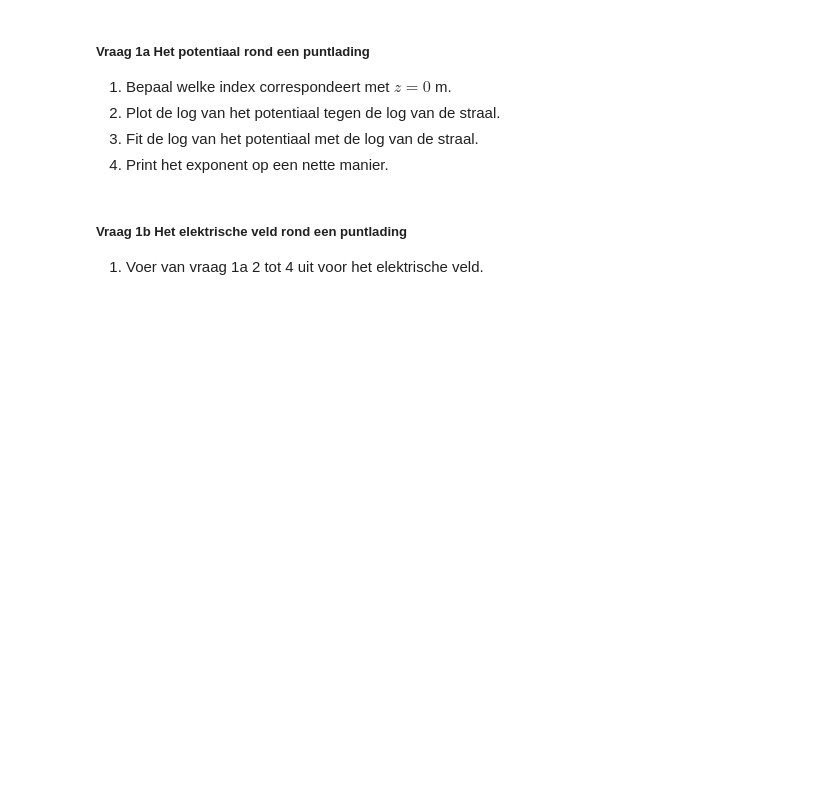
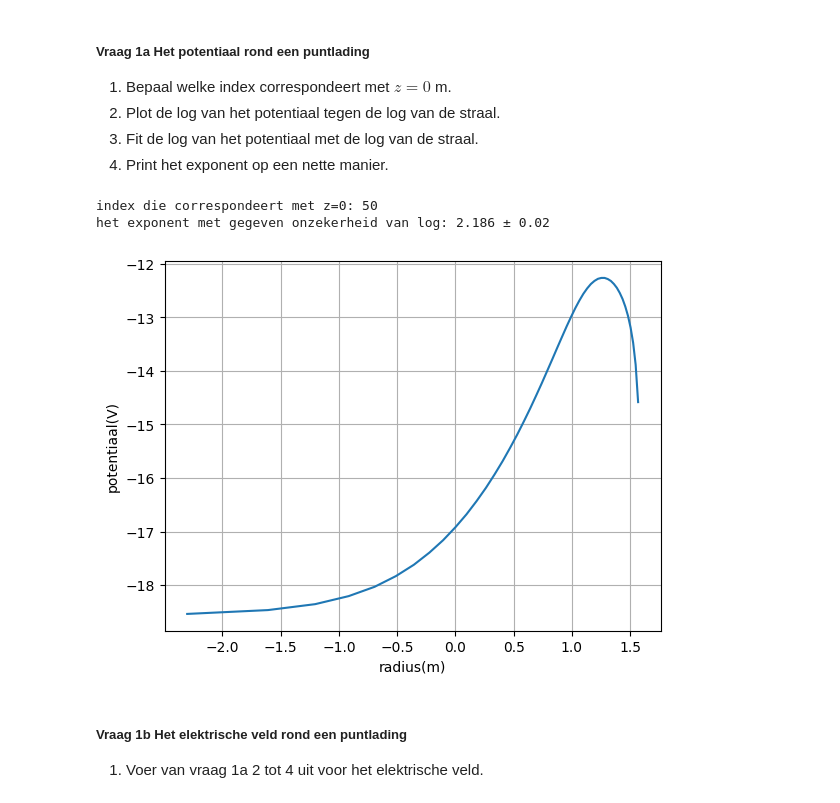
Before and after one commit to Rune-TuDelft/opdrachten-DEF-D, a Jupyter notebook: DigitaleOntwerpopdrachten/1CondensatorOpdracht/CondensatorOntwerpopdracht.ipynb, the cells around one changed output. Saved outputs shown, nothing was run; the diff lists cells and outputs as text; code cells hidden in the pictures; blank space fills up the shorter version.

```diff
--- a/DigitaleOntwerpopdrachten/1CondensatorOpdracht/CondensatorOntwerpopdracht.ipynb
+++ b/DigitaleOntwerpopdrachten/1CondensatorOpdracht/CondensatorOntwerpopdracht.ipynb
@@ -88,8 +88,40 @@ plot_results_pt_charge_at_origin(Ez, Er, normE, V, r, z, grid_step)
 4. Print het exponent op een nette manier.
 # %%
 ###
-###Hier jouw code###
+#1
+index_z = np.argmin(np.abs(z-0))
+print('index die correspondeert met z=0:',index_z)
+#2
+Vr = -V[index_z,:]
+positive_idx = Vr > 0  # alleen positieve waarden
+fit_r = r[positive_idx]
+fit_Vr = Vr[positive_idx]
+
+positive_r_idx = fit_r > 0
+fit_r = fit_r[positive_r_idx]
+fit_Vr = fit_Vr[positive_r_idx]
+
+
+log_r = np.log(fit_r)
+log_V = np.log(fit_Vr)
+
+plt.plot(log_r,log_V)
+plt.xlabel('radius(m)')
+plt.ylabel('potentiaal(V)')
+plt.grid()
+#3
+from scipy.optimize import curve_fit
+def FIT(x,Log_a,b):
+    return Log_a + b*x
+
+var, cov = curve_fit(FIT,log_r,log_V)
+#4
+print('het exponent met gegeven onzekerheid van log:', round(var[1],3),'±',round(cov[1,1],3))
 ###
+# %% [output]
+index die correspondeert met z=0: 50
+het exponent met gegeven onzekerheid van log: 2.186 ± 0.02
+[figure, added]
 # %% [markdown]
 ##### Vraag 1b Het elektrische veld rond een puntlading
 1. Voer van vraag 1a 2 tot 4 uit voor het elektrische veld.
```
Also changed, not shown: parts of 15 cells of this notebook.
